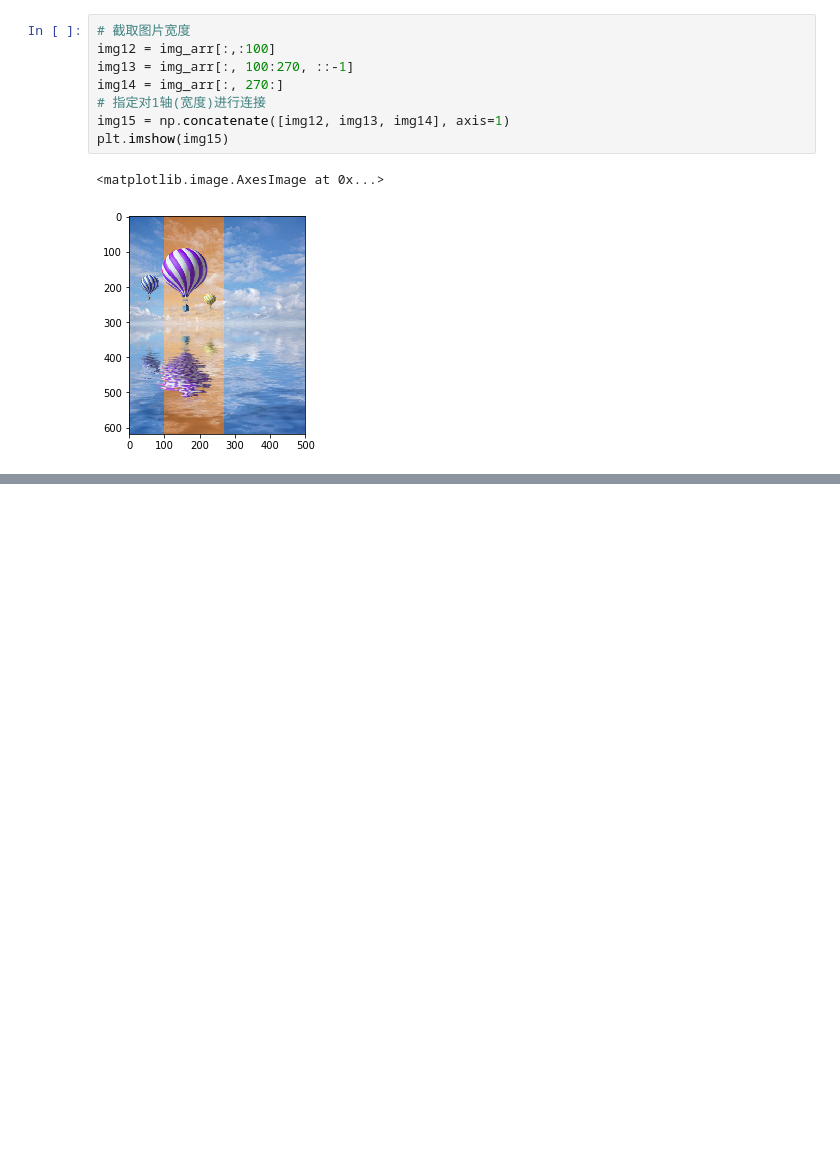
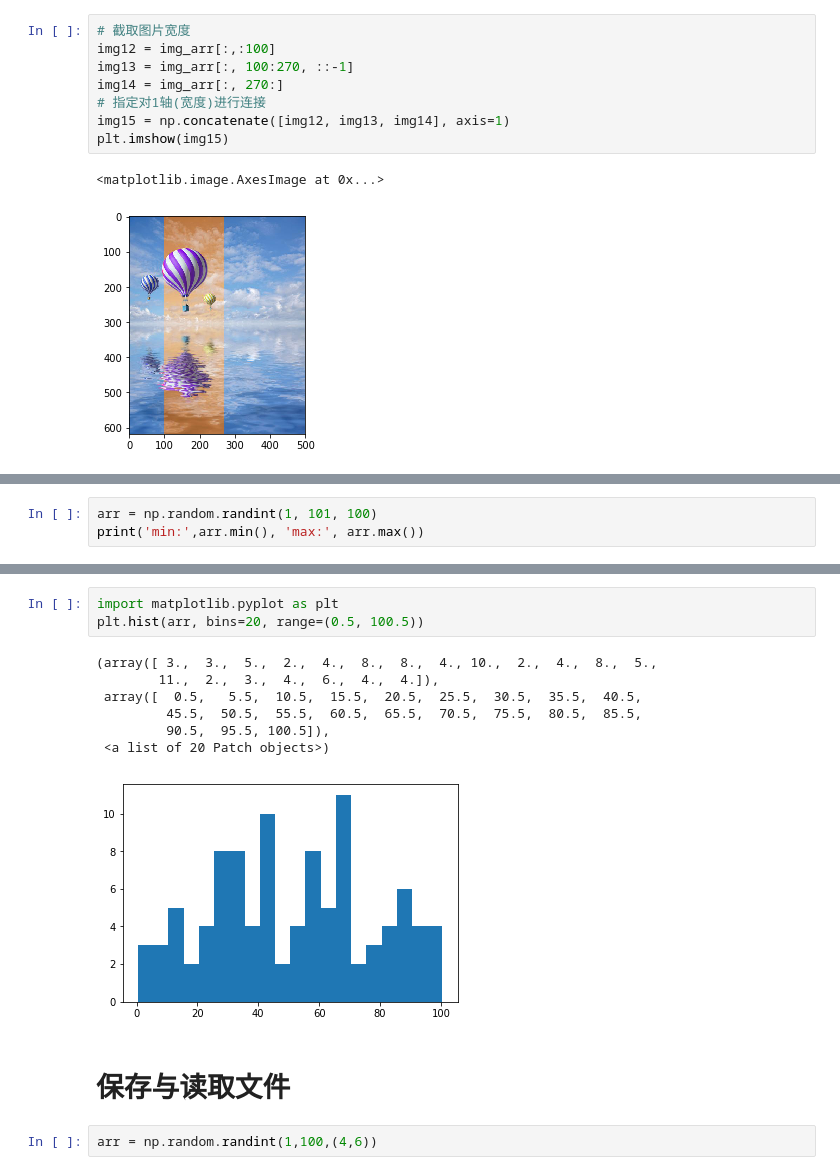
Before and after one commit to Laishuxin/python_data_science, a Jupyter notebook: 04.00_numpy补充.ipynb, the cells around one changed output, grey strips where cells are left out. Cells and saved outputs as stored; diff of their text form; blank space fills up the shorter version.

```diff
--- a/04.00_numpy补充.ipynb
+++ b/04.00_numpy补充.ipynb
@@ -204,0 +499,3 @@ plt.imshow(img15)
+# %%
+arr = np.random.randint(1, 101, 100)
+print('min:',arr.min(), 'max:', arr.max())
@@ -204,0 +519,15 @@ plt.imshow(img15)
+# %%
+import matplotlib.pyplot as plt
+plt.hist(arr, bins=20, range=(0.5, 100.5))
+# %% [output]
+(array([ 3.,  3.,  5.,  2.,  4.,  8.,  8.,  4., 10.,  2.,  4.,  8.,  5.,
+        11.,  2.,  3.,  4.,  6.,  4.,  4.]),
+ array([  0.5,   5.5,  10.5,  15.5,  20.5,  25.5,  30.5,  35.5,  40.5,
+         45.5,  50.5,  55.5,  60.5,  65.5,  70.5,  75.5,  80.5,  85.5,
+         90.5,  95.5, 100.5]),
+ <a list of 20 Patch objects>)
+[figure, added]
+# %% [markdown]
+# 保存与读取文件
+# %%
+arr = np.random.randint(1,100,(4,6))
```
Also changed, not shown: parts of 73 cells of this notebook, 3 other files.
